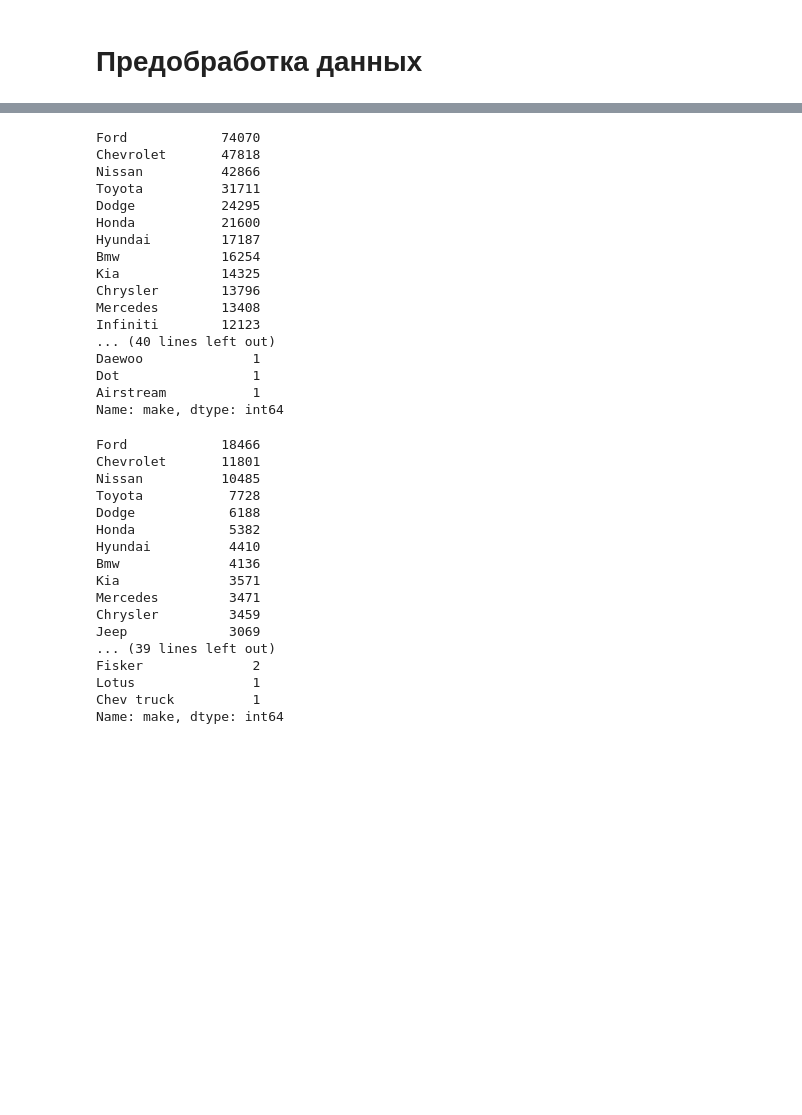
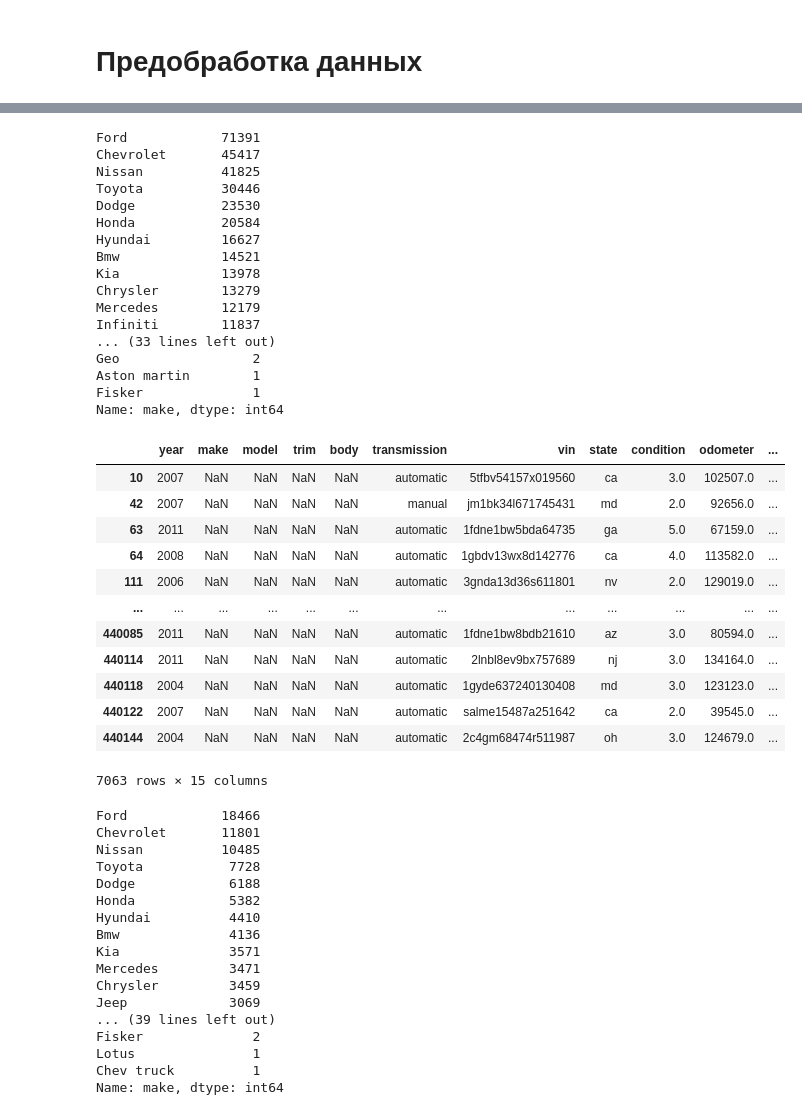
Before and after one commit to samohod4ik/used_cars_price_prediction, a Jupyter notebook: used_cars_price_predictions.ipynb, the cells around one changed output, grey strips where cells are left out. Saved outputs shown, nothing was run; the diff lists cells and outputs as text; code cells hidden in the pictures; blank space fills up the shorter version.

```diff
--- a/used_cars_price_predictions.ipynb
+++ b/used_cars_price_predictions.ipynb
@@ -164,0 +177,3 @@ raw_test = test.copy(deep=True)
+# %%
+# Удалим выбивающиеся значения из пробега и цены
+train.drop(train.query("odometer > 227000 or odometer < 3270").index, inplace=True)
@@ -165,3 +191,5 @@ raw_test = test.copy(deep=True)
+# %%
+train.drop(train.query("sellingprice > 40500 or sellingprice < 700").index, inplace=True)
 # %%
 # Все пропущенные значения на экране
 train.isna().sum()
@@ -259,23 +288,42 @@ def body_unique(data):
     else:
         return data
 # %%
+# Устраняем неявные дубликаты марок авто в трейне
 train['make'] = train['make'].str.lower().apply(make_unique).str.capitalize()
 train['make'].value_counts()
 # %% [output]
-Ford            74070
-Chevrolet       47818
-Nissan          42866
-Toyota          31711
-Dodge           24295
-Honda           21600
-Hyundai         17187
-Bmw             16254
-Kia             14325
-Chrysler        13796
-Mercedes        13408
-Infiniti        12123
-... (40 lines left out)
-Daewoo              1
-Dot                 1
-Airstream           1
+Ford            71391
+Chevrolet       45417
+Nissan          41825
+Toyota          30446
+Dodge           23530
+Honda           20584
+Hyundai         16627
+Bmw             14521
+Kia             13978
+Chrysler        13279
+Mercedes        12179
+Infiniti        11837
+... (33 lines left out)
+Geo                 2
+Aston martin        1
+Fisker              1
 Name: make, dtype: int64
+# %%
+# Находим пустые значения марок авто
+train.loc[train['make'] == 'Nan', 'make'] = np.nan
+train[train.make.isna()]
+# %% [output]
+|  | year | make | model | trim | body | transmission | vin | state | condition | odometer | ... |
+| 10 | 2007 | NaN | NaN | NaN | NaN | automatic | 5tfbv54157x019560 | ca | 3.0 | 102507.0 | ... |
+| 42 | 2007 | NaN | NaN | NaN | NaN | manual | jm1bk34l671745431 | md | 2.0 | 92656.0 | ... |
+| 63 | 2011 | NaN | NaN | NaN | NaN | automatic | 1fdne1bw5bda64735 | ga | 5.0 | 67159.0 | ... |
+| 64 | 2008 | NaN | NaN | NaN | NaN | automatic | 1gbdv13wx8d142776 | ca | 4.0 | 113582.0 | ... |
+| 111 | 2006 | NaN | NaN | NaN | NaN | automatic | 3gnda13d36s611801 | nv | 2.0 | 129019.0 | ... |
+| ... | ... | ... | ... | ... | ... | ... | ... | ... | ... | ... | ... |
+| 440085 | 2011 | NaN | NaN | NaN | NaN | automatic | 1fdne1bw8bdb21610 | az | 3.0 | 80594.0 | ... |
+| 440114 | 2011 | NaN | NaN | NaN | NaN | automatic | 2lnbl8ev9bx757689 | nj | 3.0 | 134164.0 | ... |
+| 440118 | 2004 | NaN | NaN | NaN | NaN | automatic | 1gyde637240130408 | md | 3.0 | 123123.0 | ... |
+| 440122 | 2007 | NaN | NaN | NaN | NaN | automatic | salme15487a251642 | ca | 2.0 | 39545.0 | ... |
+| 440144 | 2004 | NaN | NaN | NaN | NaN | automatic | 2c4gm68474r511987 | oh | 3.0 | 124679.0 | ... |
+7063 rows × 15 columns
```
Also changed, not shown: parts of 75 cells of this notebook, 1 other file.
